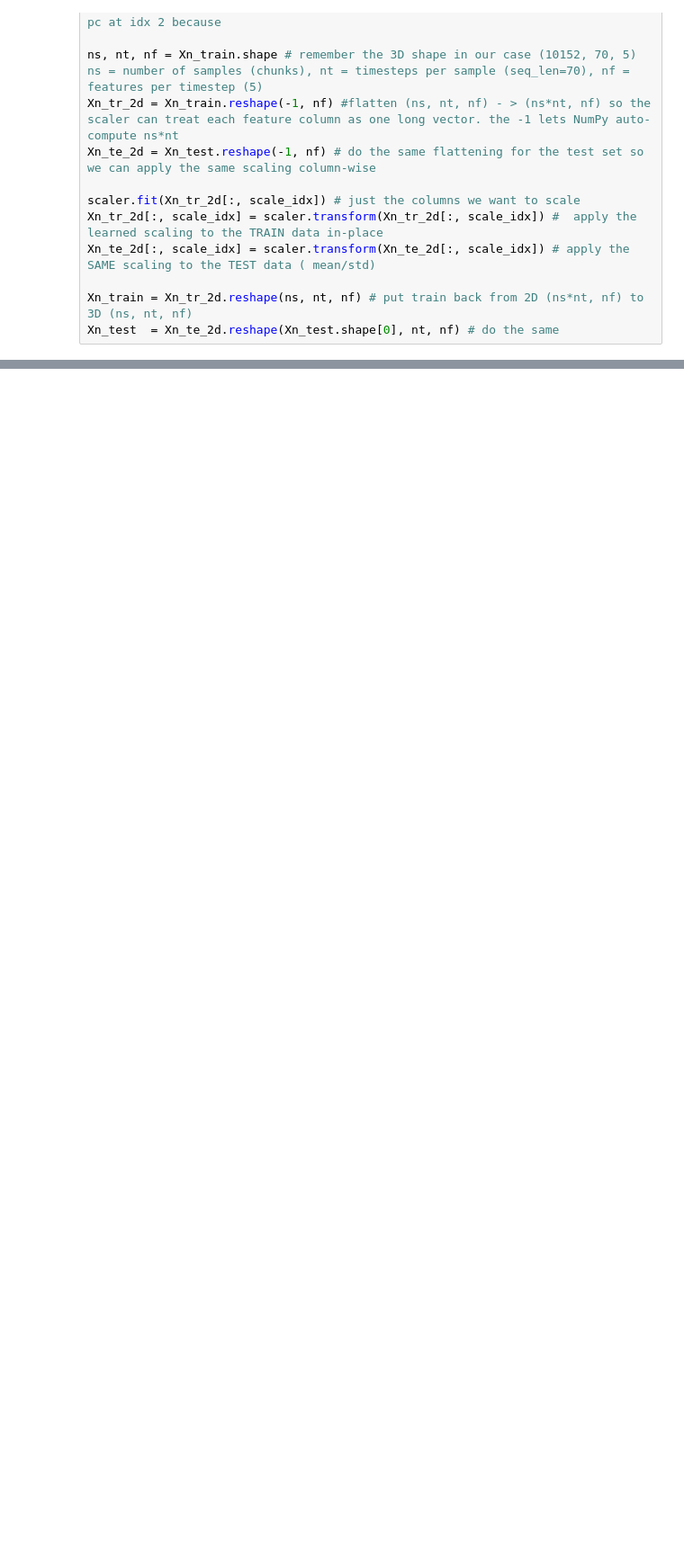
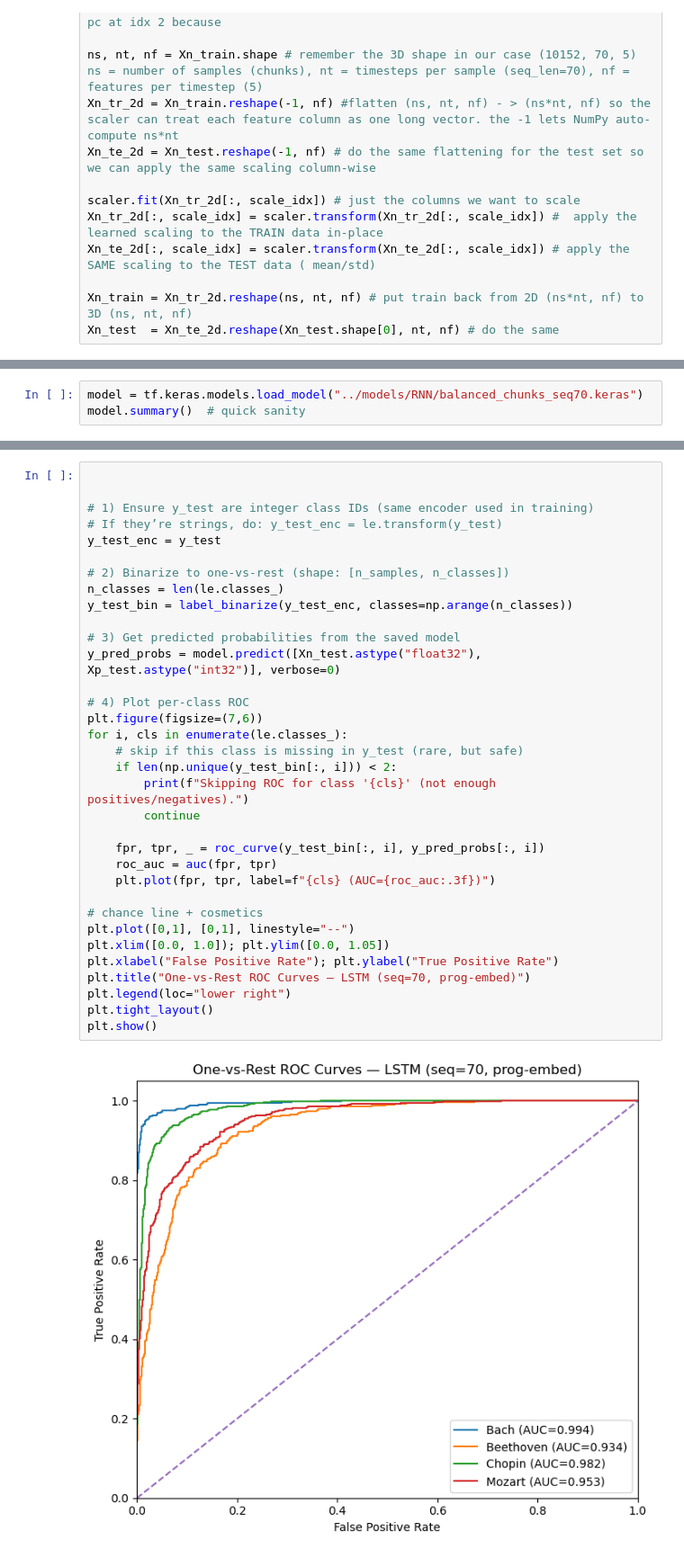
Before and after one commit to al1az1z1/composer-prediction-project, a Jupyter notebook: notebooks/RNN_model.ipynb, the cells around one changed output, grey strips where cells are left out. Shown: that part at 90% size. Saved outputs shown, nothing was run; the diff lists cells and outputs as text; blank space fills up the shorter version.

```diff
--- a/notebooks/RNN_model.ipynb
+++ b/notebooks/RNN_model.ipynb
@@ -176,0 +135,3 @@ weighted avg       0.85      0.85      0.85      2031
+# %%
+model = tf.keras.models.load_model("../models/RNN/balanced_chunks_seq70.keras")
+model.summary()  # quick sanity
@@ -176,0 +211,36 @@ weighted avg       0.85      0.85      0.85      2031
+# %%
+
+
+# 1) Ensure y_test are integer class IDs (same encoder used in training)
+# If they’re strings, do: y_test_enc = le.transform(y_test)
+y_test_enc = y_test
+
+# 2) Binarize to one-vs-rest (shape: [n_samples, n_classes])
+n_classes = len(le.classes_)
+y_test_bin = label_binarize(y_test_enc, classes=np.arange(n_classes))
+
+# 3) Get predicted probabilities from the saved model
+y_pred_probs = model.predict([Xn_test.astype("float32"), Xp_test.astype("int32")], verbose=0)
+
+# 4) Plot per-class ROC
+plt.figure(figsize=(7,6))
+for i, cls in enumerate(le.classes_):
+    # skip if this class is missing in y_test (rare, but safe)
+    if len(np.unique(y_test_bin[:, i])) < 2:
+        print(f"Skipping ROC for class '{cls}' (not enough positives/negatives).")
+        continue
+
+    fpr, tpr, _ = roc_curve(y_test_bin[:, i], y_pred_probs[:, i])
+    roc_auc = auc(fpr, tpr)
+    plt.plot(fpr, tpr, label=f"{cls} (AUC={roc_auc:.3f})")
+
+# chance line + cosmetics
+plt.plot([0,1], [0,1], linestyle="--")
+plt.xlim([0.0, 1.0]); plt.ylim([0.0, 1.05])
+plt.xlabel("False Positive Rate"); plt.ylabel("True Positive Rate")
+plt.title("One-vs-Rest ROC Curves — LSTM (seq=70, prog-embed)")
+plt.legend(loc="lower right")
+plt.tight_layout()
+plt.show()
+# %% [output]
+[figure, added]
```
Also changed, not shown: parts of 10 cells of this notebook, 3 other files.
